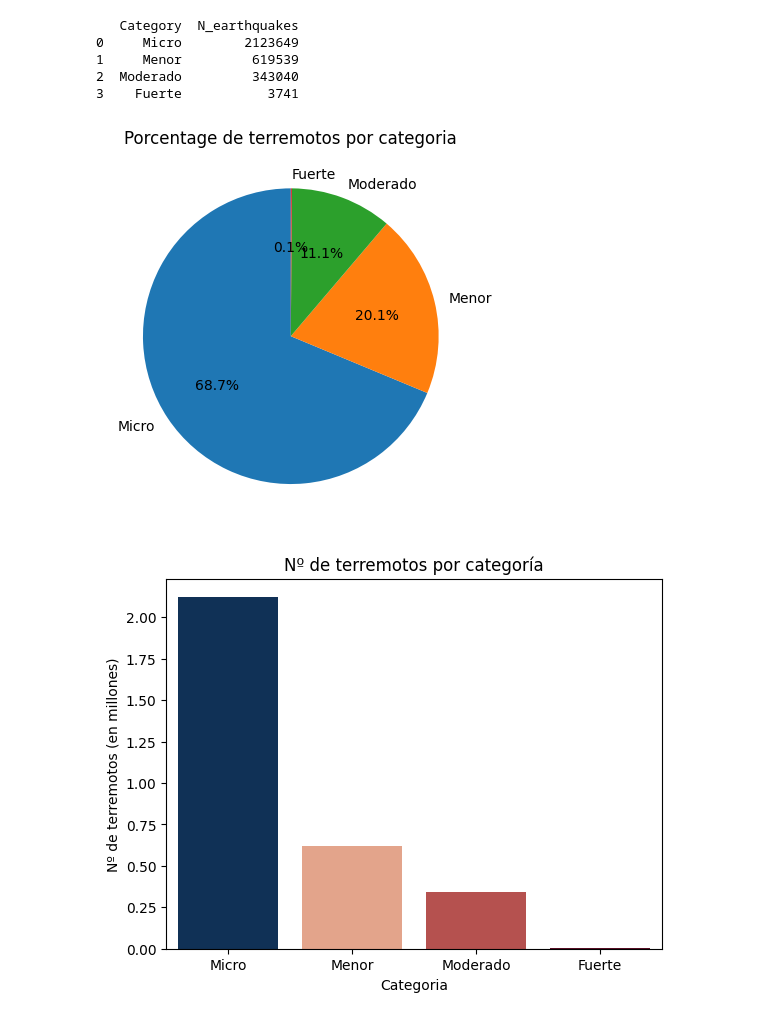
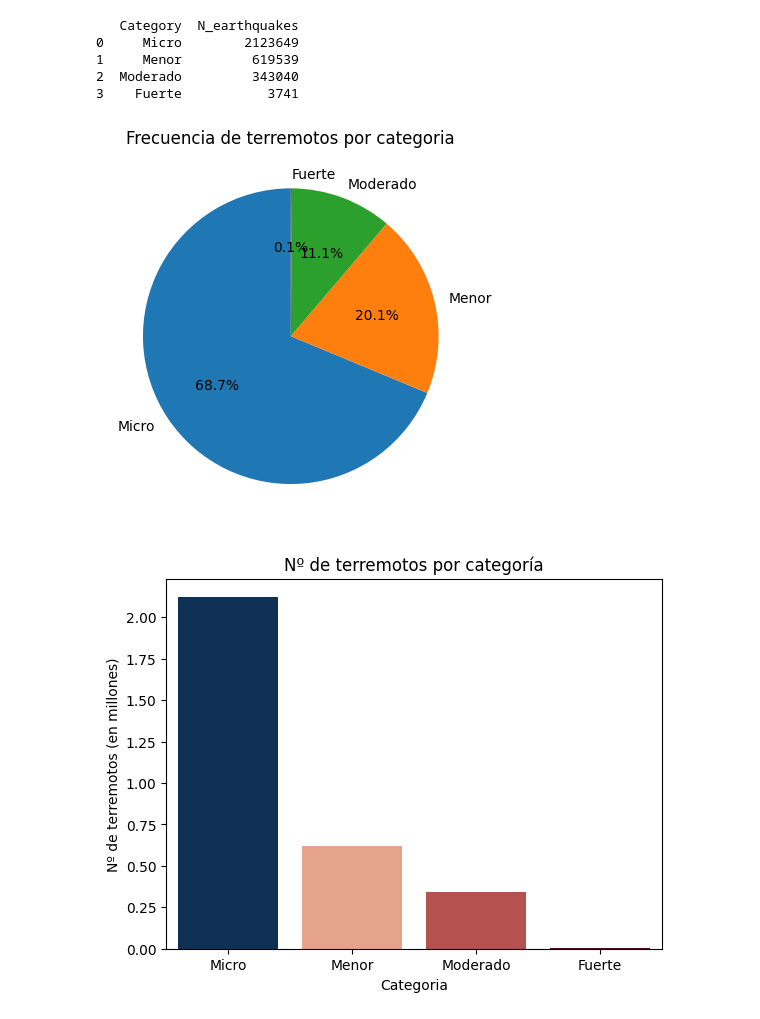
Before and after one commit to noelcarrionmatias/Earthquakes-analysis, a Jupyter notebook: notebooks/analysis.ipynb, the cells around one changed output. Saved outputs shown, nothing was run; the diff lists cells and outputs as text; code cells hidden in the pictures.

```diff
--- a/notebooks/analysis.ipynb
+++ b/notebooks/analysis.ipynb
@@ -239,14 +238,14 @@ print(df)
 # %%
 plt.pie(
     df["N_earthquakes"],
     labels=df["Category"],
     autopct="%1.1f%%",
     startangle=90
 )
-plt.title("Porcentage de terremotos por categoria")
+plt.title("Frecuencia de terremotos por categoria")
 plt.show()
 # %% [output]
-[figure, old version]
+[figure, new version]
 # %%
 plt.figure()
 df["millones"] = df["N_earthquakes"] / 1e6 # Evita que salga el 1e6 y mejora la lectura
```
Also changed, not shown: parts of 1 cell of this notebook, 3 other files.
